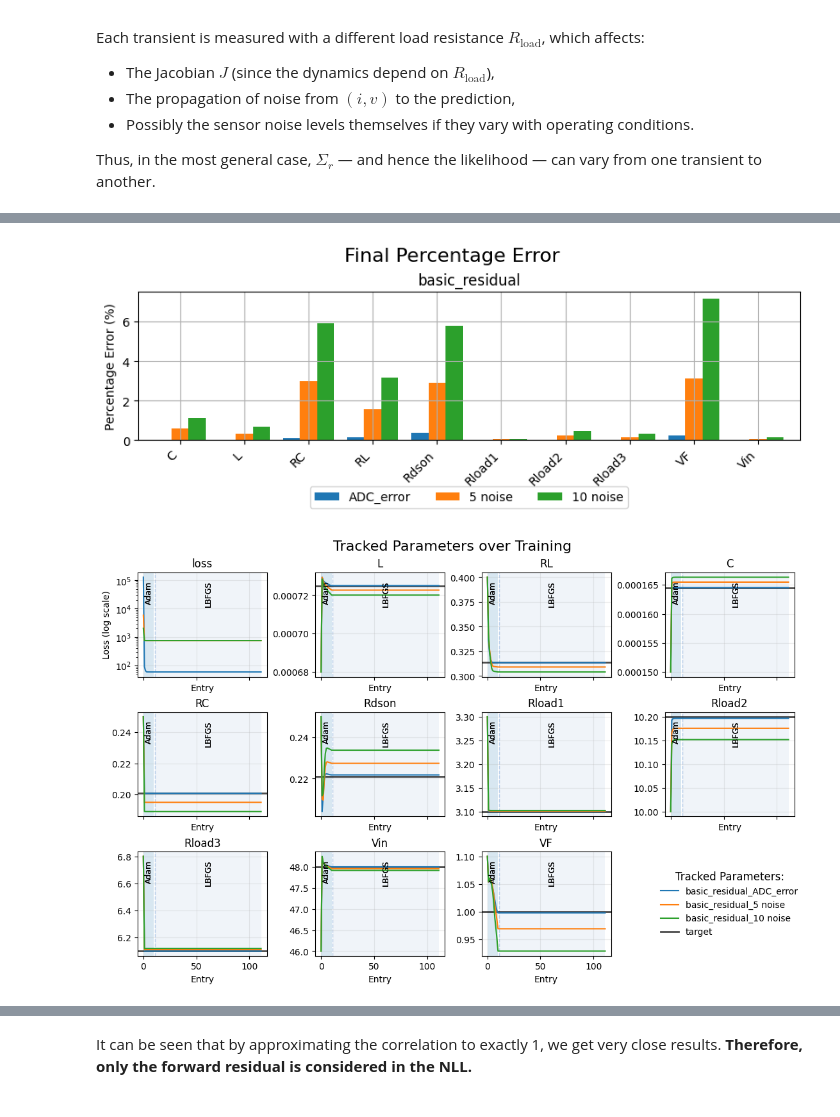
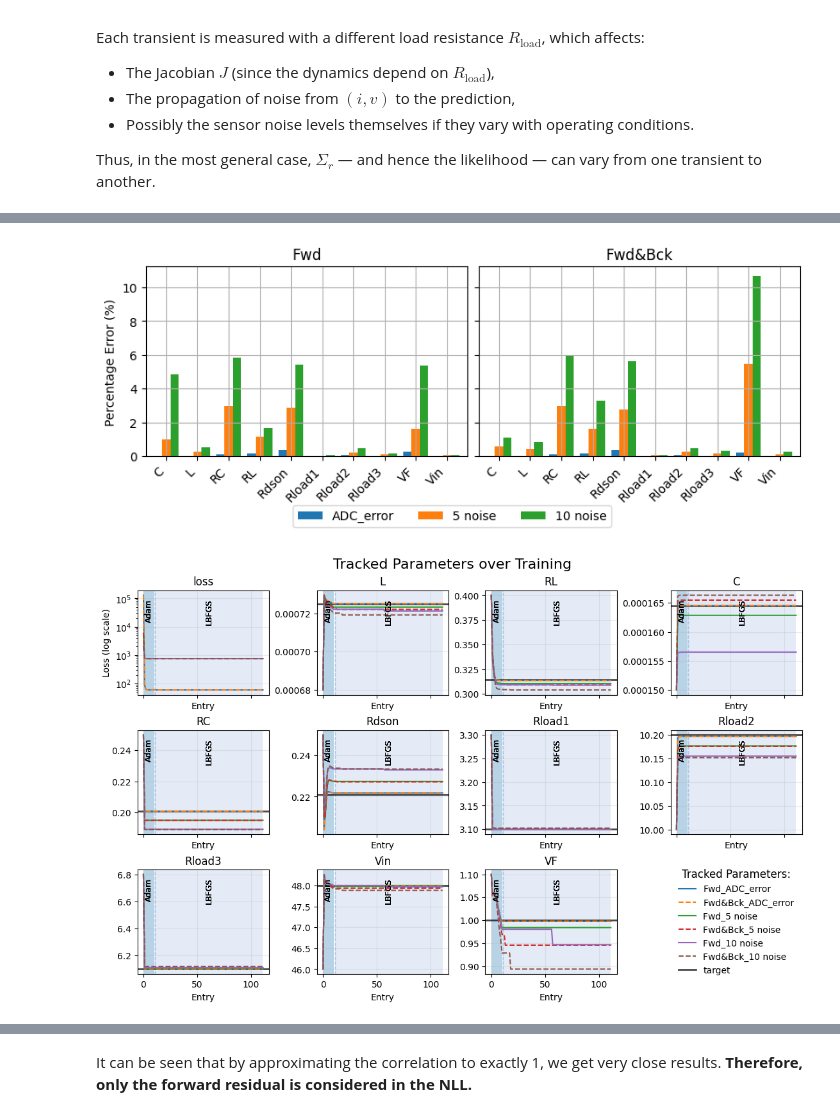
Before and after one commit to jtom95/pinn_buck_converter, a Jupyter notebook: NOTEBOOKS/02_fit_posterior_with_residuals.ipynb, the cells around one changed output, grey strips where cells are left out. Cells and saved outputs as stored; diff of their text form; code cells hidden in the pictures.

Commit message:
added plotting functions to the laplace posterior plotter to plot the posterior confidence intervals

```diff
--- a/NOTEBOOKS/02_fit_posterior_with_residuals.ipynb
+++ b/NOTEBOOKS/02_fit_posterior_with_residuals.ipynb
@@ -614,22 +618,34 @@ In the second case, we double the weight of the prior in order to compensate for
 # %%
 from pinn_buck.model_results.history import TrainingHistory
 from pinn_buck.model_results.ploting_comparisons import ResultsComparerTwo
+from pinn_buck.laplace_posterior_plotting_comparison import LaplaceResultsComparer
 
-out_dir = Path.cwd().parent / "RESULTS" / "LIKELIHOODS" / "Fwd&Bck"
-rc = ResultsComparerTwo.from_dirs({"basic_residual": out_dir})
 
+out_directory = Path.cwd().parent / "RESULTS" / "LIKELIHOODS"
+directory_dictionary = {
+    "Fwd": out_directory / "FWD",
+    "Fwd&Bck": out_directory / "FWD&BCK"
+}
+rc = ResultsComparerTwo.from_dirs(directory_dictionary)
 # Choose the labels you care about (ints map via the default dict; strings work too)
 labels = ("ADC_error", "5 noise", "10 noise")
 
 # Final % error comparison (side-by-side)
 fig, ax = rc.plot_comparison(
-    labels=labels, target=TRUE_PARAMS, select_lowest_loss=True, legend_bbox_to_anchor_vertical=-0.5
+    labels=labels, target=TRUE_PARAMS, select_lowest_loss=True, legend_bbox_to_anchor_vertical=-0.1
 )
 
 # Optional: tracked parameters for specific curves
+fig, axes = rc.plot_tracked(target=TRUE_PARAMS, labels=labels)
 
-
-fig, axes = rc.plot_tracked(target=TRUE_PARAMS, labels=labels)
+laplace_comparer = LaplaceResultsComparer.from_dirs(directory_dictionary)
+laplace_comparer.plot_posteriors_grid(
+    skip_labels=("ADC_error",),
+    ncols=4,
+    # prior_mu=NOMINAL,
+    # prior_sigma=PRIOR_SIGMA,
+    true_params=TRUE_PARAMS,
+);
 # %% [output]
-[figure, old version]
+[figure, new version]
-[figure, old version]
+[figure, new version]
```
Also changed, not shown: parts of 4 cells of this notebook, 16 other files.
